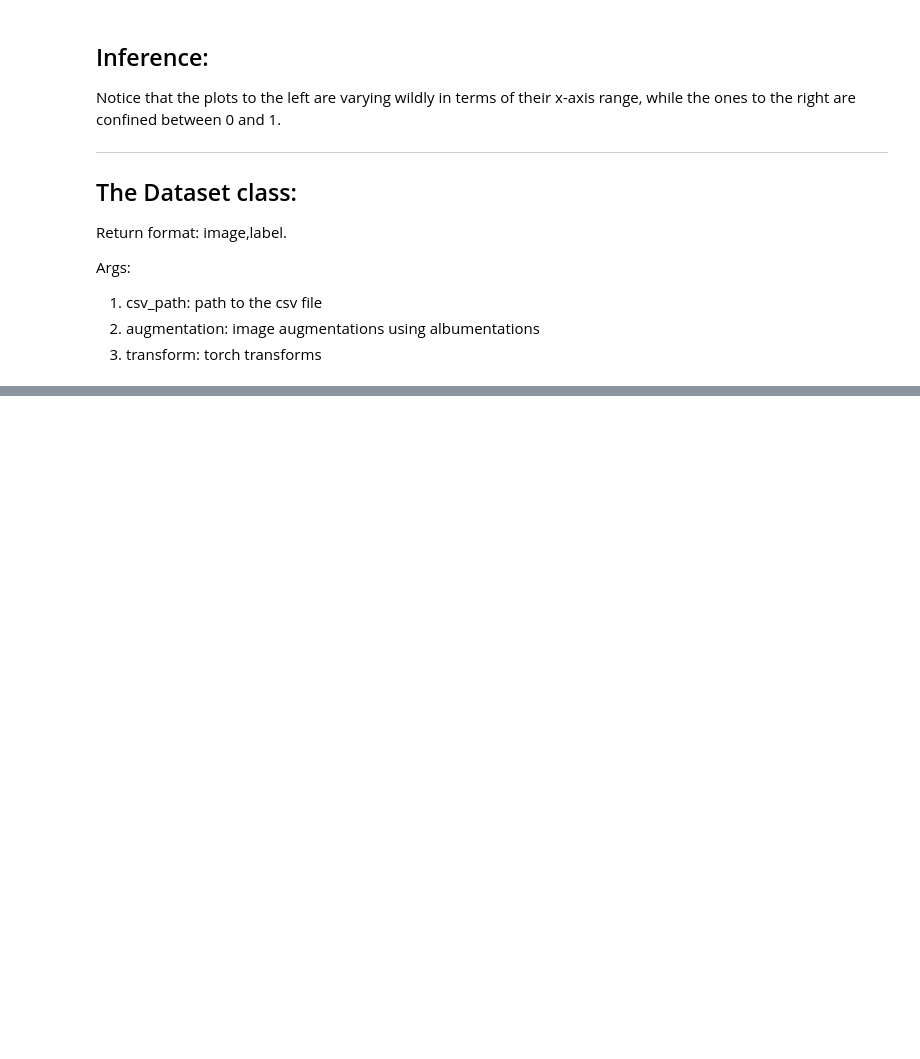
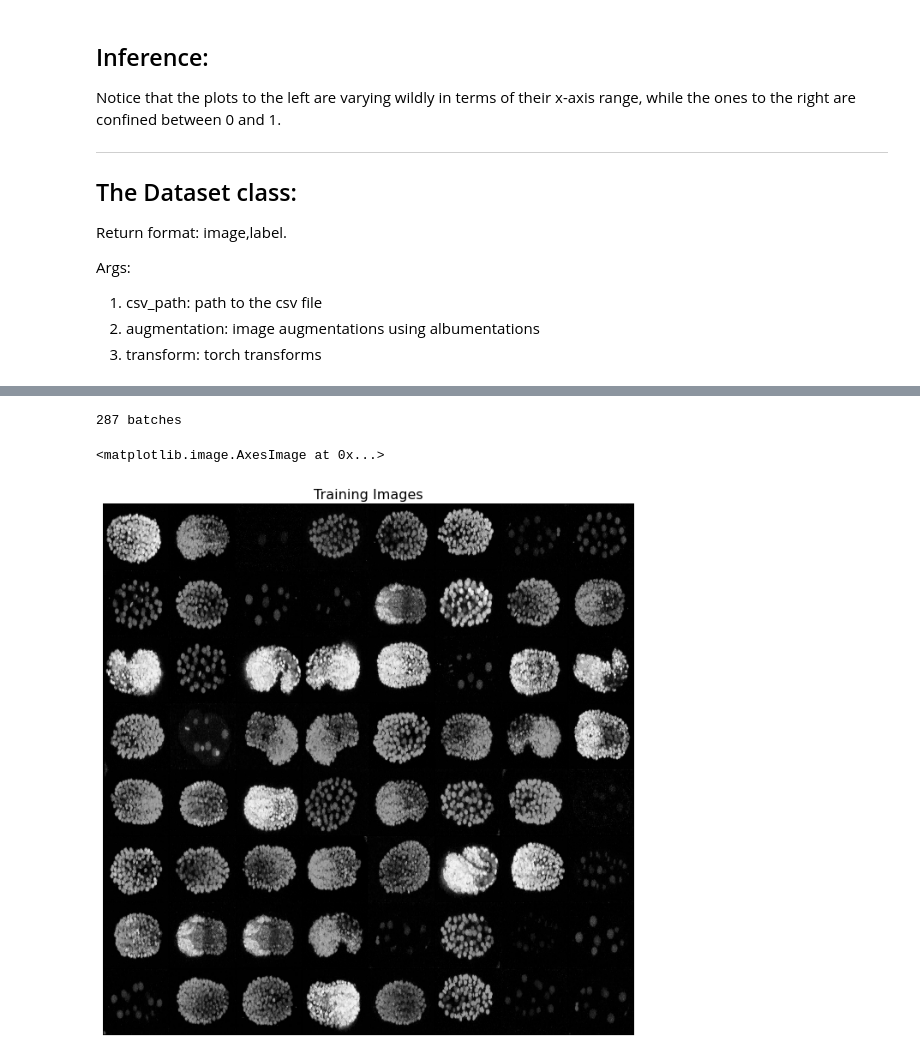
Before and after one commit to Mainakdeb/embryo-cGAN, a Jupyter notebook: embryo_cGAN.ipynb, the cells around one changed output, grey strips where cells are left out. Saved outputs shown, nothing was run; the diff lists cells and outputs as text; code cells hidden in the pictures; blank space fills up the shorter version.

Commit message:
define and test dataloader

```diff
--- a/embryo_cGAN.ipynb
+++ b/embryo_cGAN.ipynb
@@ -174,0 +183,16 @@ len(full_dataset)
+# %%
+batch_size = 10
+vis_dataloader = DataLoader(dataset=full_dataset, batch_size=64, shuffle=True, drop_last=True, num_workers=2)
+dataloader = DataLoader(dataset=full_dataset, batch_size=batch_size, shuffle=True, drop_last=True, num_workers=2)
+print(len(dataloader), "batches ")
+# %% [output]
+287 batches
+# %%
+real_batch = next(iter(vis_dataloader))
+plt.figure(figsize=(10,10))
+plt.axis("off")
+plt.title("Training Images")
+plt.imshow(np.transpose(vutils.make_grid(real_batch[0][:64], padding=2, normalize=True).cpu(),(1,2,0)))
+# %% [output]
+<matplotlib.image.AxesImage at 0x...>
+[figure, added]
```
Also changed, not shown: parts of 7 cells of this notebook.
